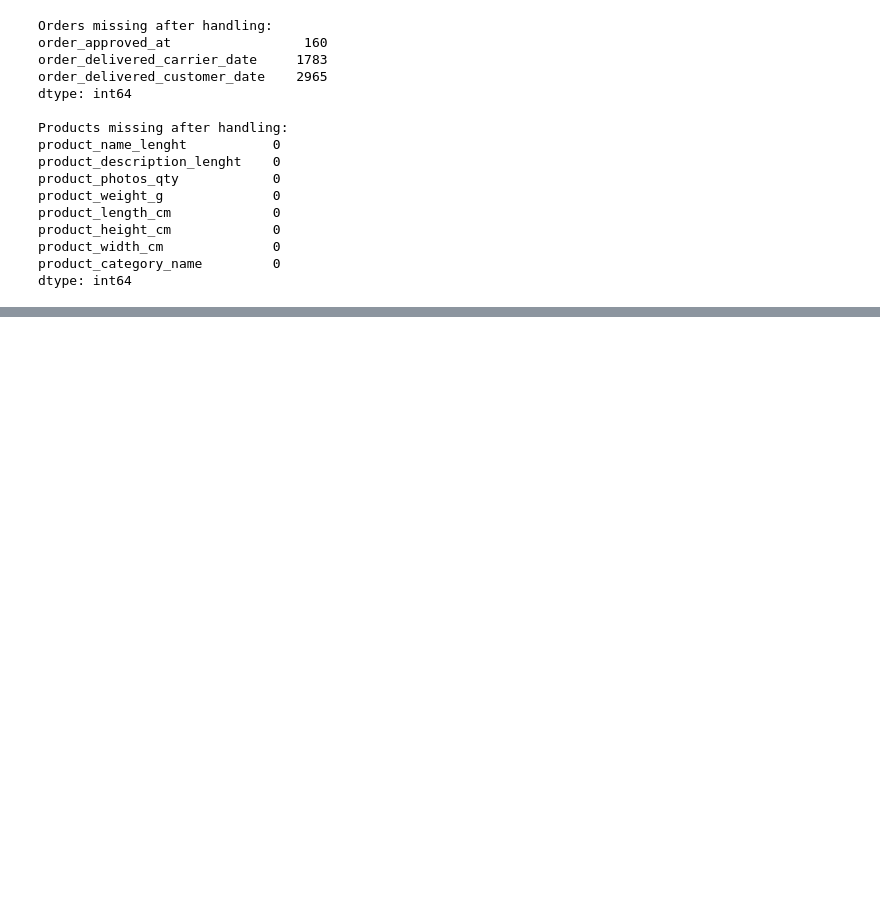
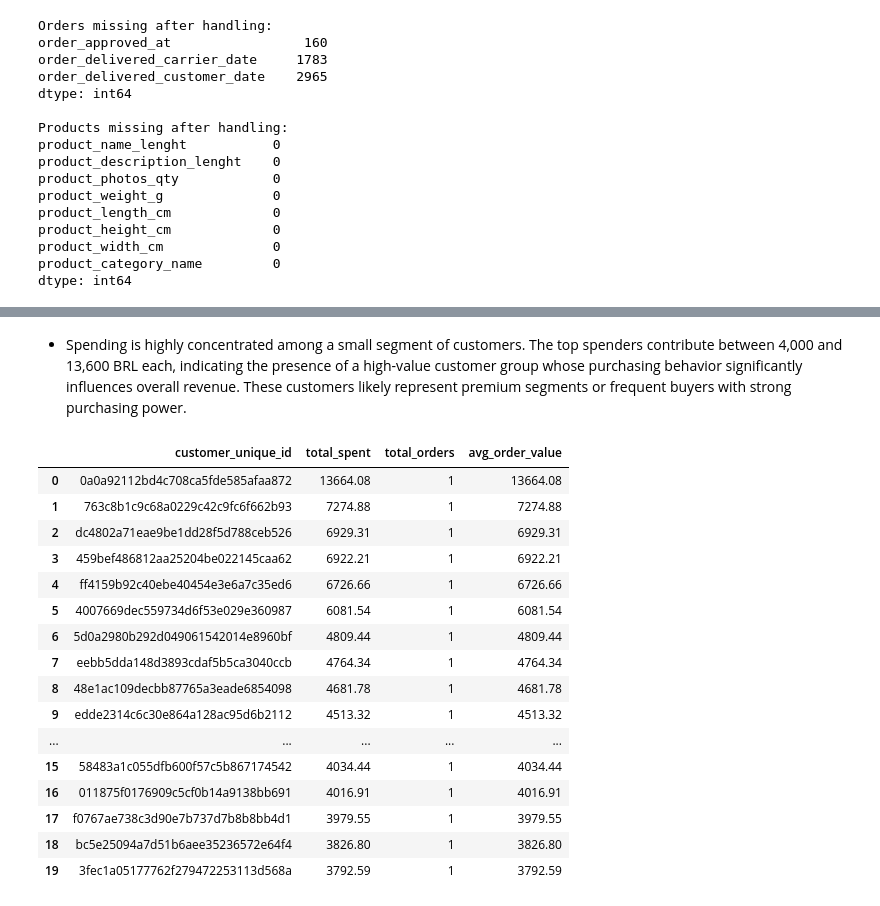
Before and after one commit to DonnahM/E-commerce_performance_insights, a Jupyter notebook: Customer_behavior_trends.ipynb, the cells around one changed output, grey strips where cells are left out. Drawn from its saved outputs; the diff is of its cells as text; code cells hidden in the pictures; blank space fills up the shorter version.

Commit message:
"Data Analysis: Customer Behavior Trends"

```diff
--- a/Customer_behavior_trends.ipynb
+++ b/Customer_behavior_trends.ipynb
@@ -271,0 +277,13 @@ dtype: int64
+# %%
+# Fill order_delivered_carrier_date using median delivery time
+median_ship_time = (orders['order_delivered_carrier_date'] - orders['order_approved_at']).median()
+
+orders['order_delivered_carrier_date'] = orders['order_delivered_carrier_date'].fillna(
+    orders['order_approved_at'] + median_ship_time)
+# %%
+# Impute order_delivered_customer_date using median delivery duration:
+median_delivery_time = (orders['order_delivered_customer_date'] - orders['order_delivered_carrier_date']).median()
+
+orders['order_delivered_customer_date'] = orders['order_delivered_customer_date'].fillna(
+    orders['order_delivered_carrier_date'] + median_delivery_time
+)
@@ -296,0 +376,4 @@ Duplicates in Category Translation: 0
+# %%
+conn = sqlite3.connect("olist.db")
+
+pd.read_sql("SELECT * FROM customers LIMIT 5;", conn)
@@ -296,0 +604,54 @@ Duplicates in Category Translation: 0
+# %% [markdown]
+- Spending is highly concentrated among a small segment of customers. The top spenders contribute between 4,000 and 13,600 BRL each, indicating the presence of a high-value customer group whose purchasing behavior significantly influences overall revenue. These customers likely represent premium segments or frequent buyers with strong purchasing power.
+# %%
+# Average Order Value (AOV) per Customer
+pd.read_sql("""
+WITH customer_orders AS (
+    SELECT
+        c.customer_unique_id,
+        COUNT(*) AS total_orders
+    FROM orders o
+    JOIN customers c
+          ON o.customer_id = c.customer_id
+    GROUP BY c.customer_unique_id
+),
+customer_spending AS (
+    SELECT
+        c.customer_unique_id,
+        SUM(oi.price + oi.freight_value) AS total_spent
+    FROM orders o
+    JOIN order_items oi
+          ON o.order_id = oi.order_id
+    JOIN customers c
+          ON o.customer_id = c.customer_id
+    GROUP BY c.customer_unique_id
+)
+SELECT
+    cs.customer_unique_id,
+    cs.total_spent,
+    co.total_orders,
+    cs.total_spent * 1.0 / co.total_orders AS avg_order_value
+FROM customer_spending cs
+JOIN customer_orders co
+      ON cs.customer_unique_id = co.customer_unique_id
+ORDER BY avg_order_value DESC
+LIMIT 20;
+""", conn)
+# %% [output]
+|  | customer_unique_id | total_spent | total_orders | avg_order_value |
+| 0 | 0a0a92112bd4c708ca5fde585afaa872 | 13664.08 | 1 | 13664.08 |
+| 1 | 763c8b1c9c68a0229c42c9fc6f662b93 | 7274.88 | 1 | 7274.88 |
+| 2 | dc4802a71eae9be1dd28f5d788ceb526 | 6929.31 | 1 | 6929.31 |
+| 3 | 459bef486812aa25204be022145caa62 | 6922.21 | 1 | 6922.21 |
+| 4 | ff4159b92c40ebe40454e3e6a7c35ed6 | 6726.66 | 1 | 6726.66 |
+| 5 | 4007669dec559734d6f53e029e360987 | 6081.54 | 1 | 6081.54 |
+| 6 | 5d0a2980b292d049061542014e8960bf | 4809.44 | 1 | 4809.44 |
+| 7 | eebb5dda148d3893cdaf5b5ca3040ccb | 4764.34 | 1 | 4764.34 |
+| 8 | 48e1ac109decbb87765a3eade6854098 | 4681.78 | 1 | 4681.78 |
+| 9 | edde2314c6c30e864a128ac95d6b2112 | 4513.32 | 1 | 4513.32 |
+| ... | ... | ... | ... | ... |
+| 15 | 58483a1c055dfb600f57c5b867174542 | 4034.44 | 1 | 4034.44 |
+| 16 | 011875f0176909c5cf0b14a9138bb691 | 4016.91 | 1 | 4016.91 |
+| 17 | f0767ae738c3d90e7b737d7b8b8bb4d1 | 3979.55 | 1 | 3979.55 |
+| 18 | bc5e25094a7d51b6aee35236572e64f4 | 3826.80 | 1 | 3826.80 |
+| 19 | 3fec1a05177762f279472253113d568a | 3792.59 | 1 | 3792.59 |
```
Also changed, not shown: parts of 29 cells of this notebook.
